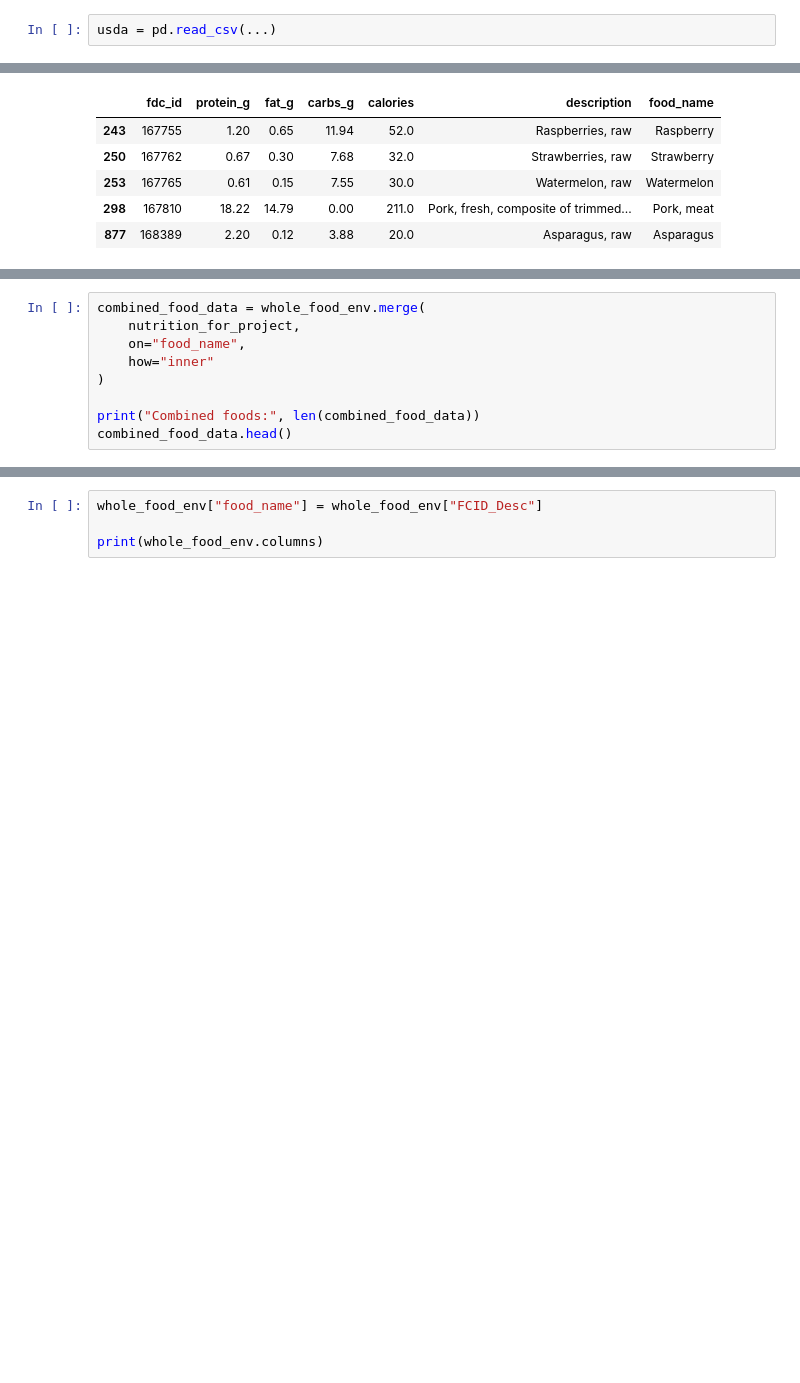
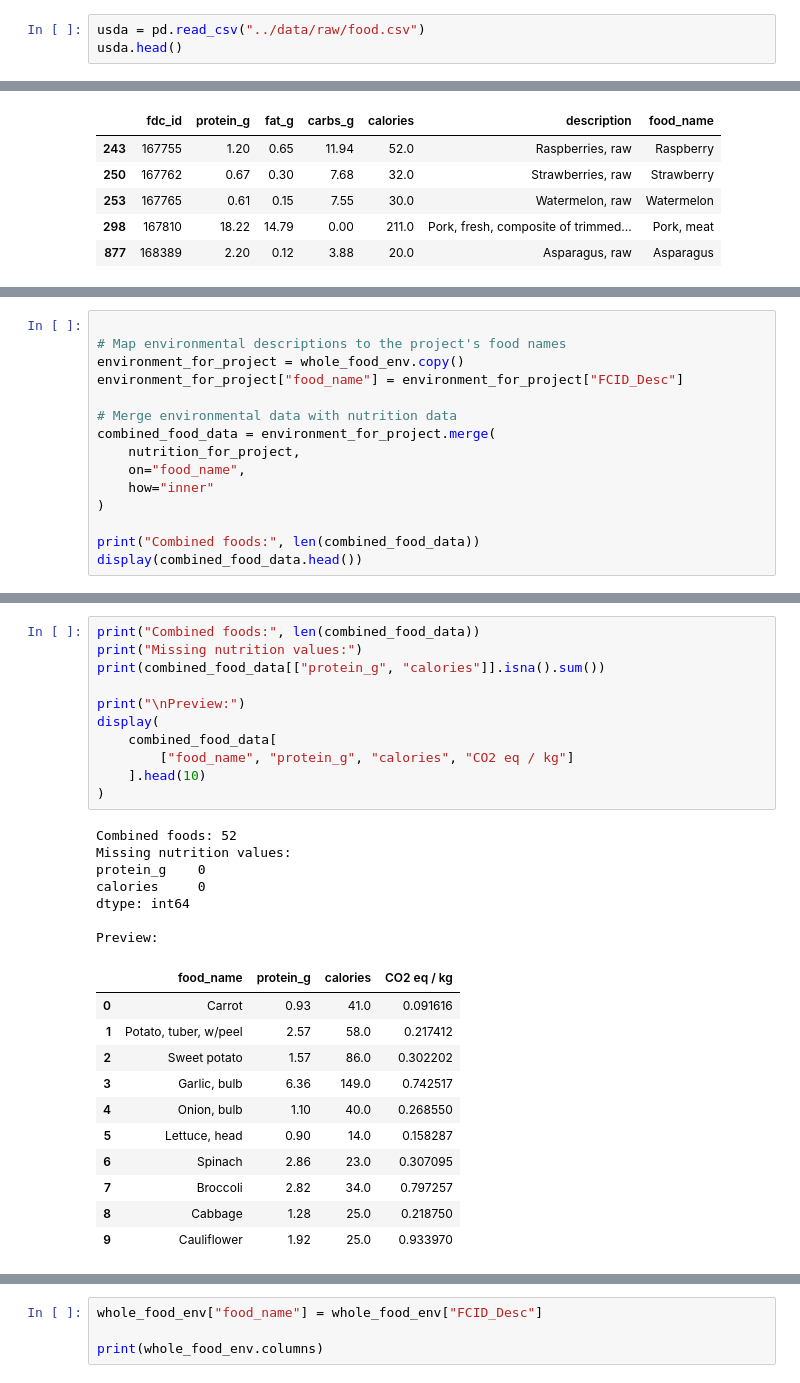
Before and after one commit to albabbitt13-commits/smart-sustainable-meal-optimizer, a Jupyter notebook: notebooks/01_data_exploration.ipynb, the cells around one changed output, grey strips where cells are left out. Saved outputs shown, nothing was run; the diff lists cells and outputs as text; blank space fills up the shorter version.

```diff
--- a/notebooks/01_data_exploration.ipynb
+++ b/notebooks/01_data_exploration.ipynb
@@ -1359,3 +1420,4 @@ The CO2 equivalent values range from 0.09 to 33.11 kg CO2e per kg of food. The m
 # %%
-usda = pd.read_csv(...)
+usda = pd.read_csv("../data/raw/food.csv")
+usda.head()
 # %% [output]
@@ -2057,10 +2156,16 @@ Nutrition foods: 52
 # %%
-combined_food_data = whole_food_env.merge(
+
+# Map environmental descriptions to the project's food names
+environment_for_project = whole_food_env.copy()
+environment_for_project["food_name"] = environment_for_project["FCID_Desc"]
+
+# Merge environmental data with nutrition data
+combined_food_data = environment_for_project.merge(
     nutrition_for_project,
     on="food_name",
     how="inner"
 )
 
 print("Combined foods:", len(combined_food_data))
-combined_food_data.head()
+display(combined_food_data.head())
 # %% [output]
@@ -2067,0 +2179,30 @@ KeyError: 'food_name'
+# %%
+print("Combined foods:", len(combined_food_data))
+print("Missing nutrition values:")
+print(combined_food_data[["protein_g", "calories"]].isna().sum())
+
+print("\nPreview:")
+display(
+    combined_food_data[
+        ["food_name", "protein_g", "calories", "CO2 eq / kg"]
+    ].head(10)
+)
+# %% [output]
+Combined foods: 52
+Missing nutrition values:
+protein_g    0
+calories     0
+dtype: int64
+
+Preview:
+|  | food_name | protein_g | calories | CO2 eq / kg |
+| 0 | Carrot | 0.93 | 41.0 | 0.091616 |
+| 1 | Potato, tuber, w/peel | 2.57 | 58.0 | 0.217412 |
+| 2 | Sweet potato | 1.57 | 86.0 | 0.302202 |
+| 3 | Garlic, bulb | 6.36 | 149.0 | 0.742517 |
+| 4 | Onion, bulb | 1.10 | 40.0 | 0.268550 |
+| 5 | Lettuce, head | 0.90 | 14.0 | 0.158287 |
+| 6 | Spinach | 2.86 | 23.0 | 0.307095 |
+| 7 | Broccoli | 2.82 | 34.0 | 0.797257 |
+| 8 | Cabbage | 1.28 | 25.0 | 0.218750 |
+| 9 | Cauliflower | 1.92 | 25.0 | 0.933970 |
```
Also changed, not shown: parts of 32 cells of this notebook, 3 other files.
